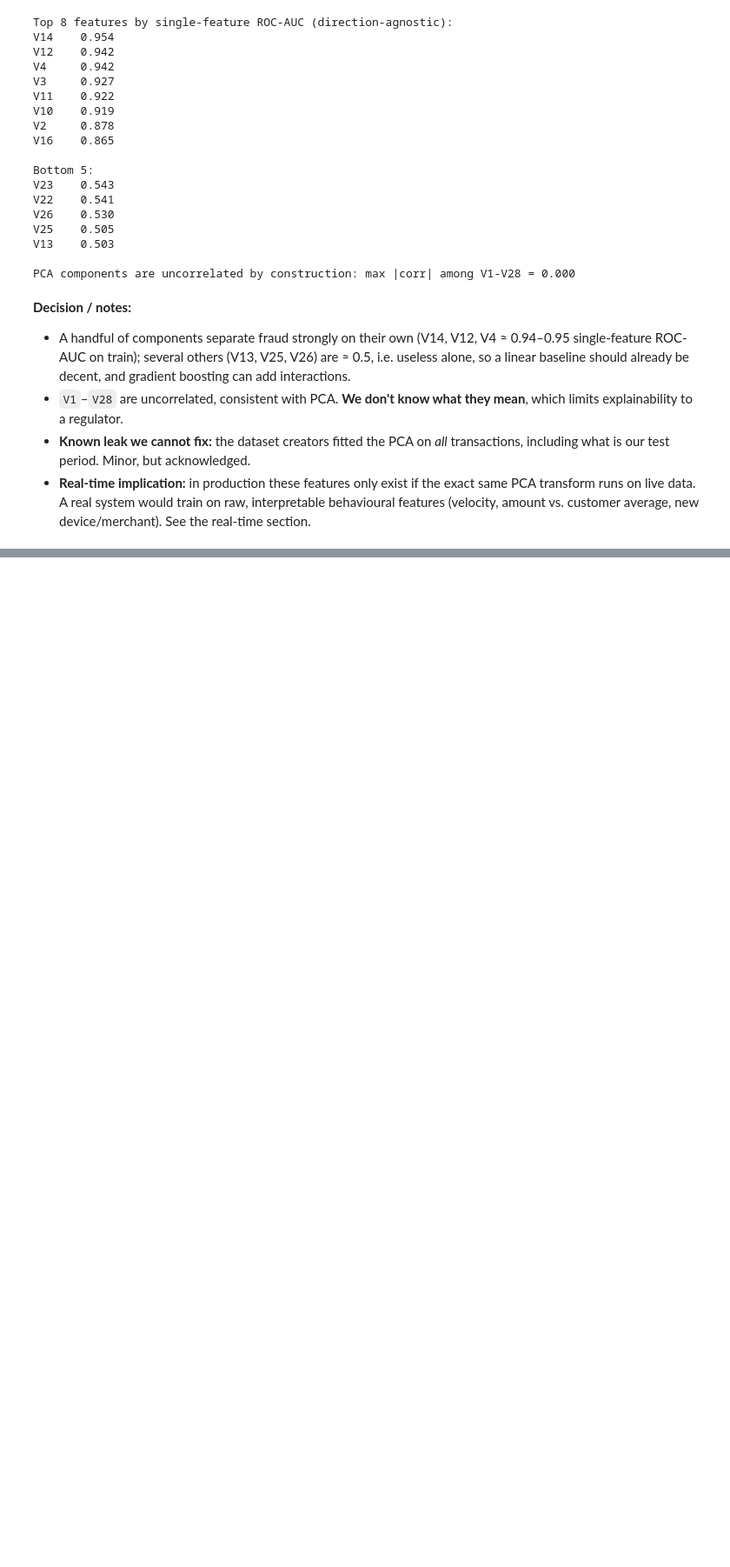
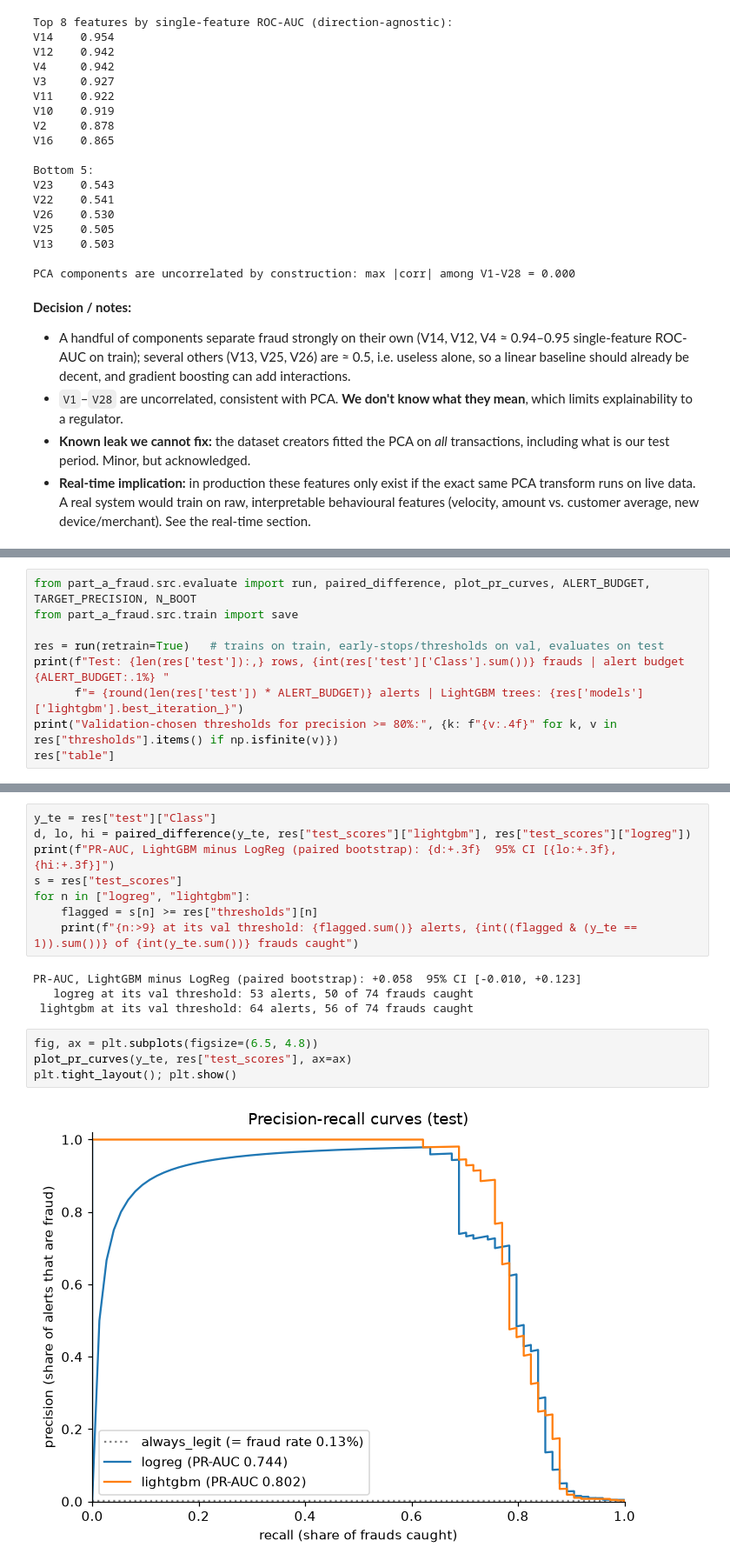
Before and after one commit to alifaisal676/payguard-assignment, a Jupyter notebook: part_a_fraud/notebooks/fraud_analysis.ipynb, the cells around one changed output, grey strips where cells are left out. Shown at 87% size. Cells and saved outputs as stored; diff of their text form; blank space fills up the shorter version.

```diff
--- a/part_a_fraud/notebooks/fraud_analysis.ipynb
+++ b/part_a_fraud/notebooks/fraud_analysis.ipynb
@@ -178,0 +227,9 @@ PCA components are uncorrelated by construction: max |corr| among V1-V28 = 0.000
+# %%
+from part_a_fraud.src.evaluate import run, paired_difference, plot_pr_curves, ALERT_BUDGET, TARGET_PRECISION, N_BOOT
+from part_a_fraud.src.train import save
+
+res = run(retrain=True)   # trains on train, early-stops/thresholds on val, evaluates on test
+print(f"Test: {len(res['test']):,} rows, {int(res['test']['Class'].sum())} frauds | alert budget {ALERT_BUDGET:.1%} "
+      f"= {round(len(res['test']) * ALERT_BUDGET)} alerts | LightGBM trees: {res['models']['lightgbm'].best_iteration_}")
+print("Validation-chosen thresholds for precision >= 80%:", {k: f"{v:.4f}" for k, v in res["thresholds"].items() if np.isfinite(v)})
+res["table"]
@@ -178,0 +249,18 @@ PCA components are uncorrelated by construction: max |corr| among V1-V28 = 0.000
+# %%
+y_te = res["test"]["Class"]
+d, lo, hi = paired_difference(y_te, res["test_scores"]["lightgbm"], res["test_scores"]["logreg"])
+print(f"PR-AUC, LightGBM minus LogReg (paired bootstrap): {d:+.3f}  95% CI [{lo:+.3f}, {hi:+.3f}]")
+s = res["test_scores"]
+for n in ["logreg", "lightgbm"]:
+    flagged = s[n] >= res["thresholds"][n]
+    print(f"{n:>9} at its val threshold: {flagged.sum()} alerts, {int((flagged & (y_te == 1)).sum())} of {int(y_te.sum())} frauds caught")
+# %% [output]
+PR-AUC, LightGBM minus LogReg (paired bootstrap): +0.058  95% CI [-0.010, +0.123]
+   logreg at its val threshold: 53 alerts, 50 of 74 frauds caught
+ lightgbm at its val threshold: 64 alerts, 56 of 74 frauds caught
+# %%
+fig, ax = plt.subplots(figsize=(6.5, 4.8))
+plot_pr_curves(y_te, res["test_scores"], ax=ax)
+plt.tight_layout(); plt.show()
+# %% [output]
+[figure, added]
```
Also changed, not shown: parts of 12 cells of this notebook, 7 other files.
